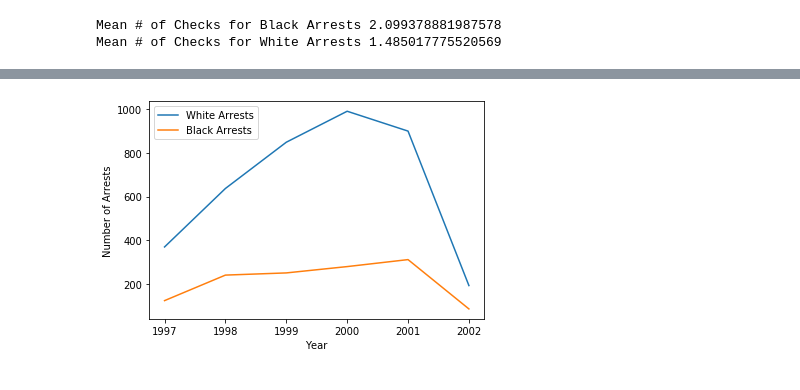
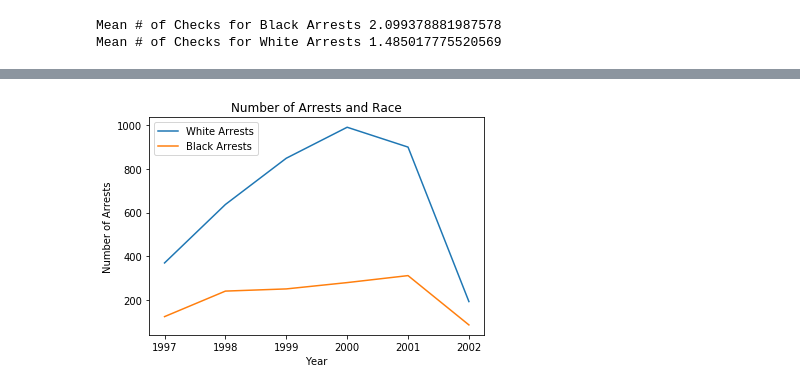
Before and after one commit to chenganyi/2950-final, a Jupyter notebook: Data_Analysis.ipynb, the cells around one changed output, grey strips where cells are left out. Drawn from its saved outputs; the diff is of its cells as text; code cells hidden in the pictures.

```diff
--- a/Data_Analysis.ipynb
+++ b/Data_Analysis.ipynb
@@ -81,9 +60,10 @@ whiteCount
 # %%
 plt.plot(whiteCount.index, whiteCount["released"], label = "White Arrests")
 plt.plot(blackCount.index, blackCount["released"], Label = "Black Arrests")
 plt.xlabel("Year")
 plt.ylabel("Number of Arrests")
+plt.title("Number of Arrests and Race")
 plt.legend()
 plt.show()
 # %% [output]
-[figure, old version]
+[figure, new version]
```
Also changed, not shown: parts of 24 cells of this notebook.
